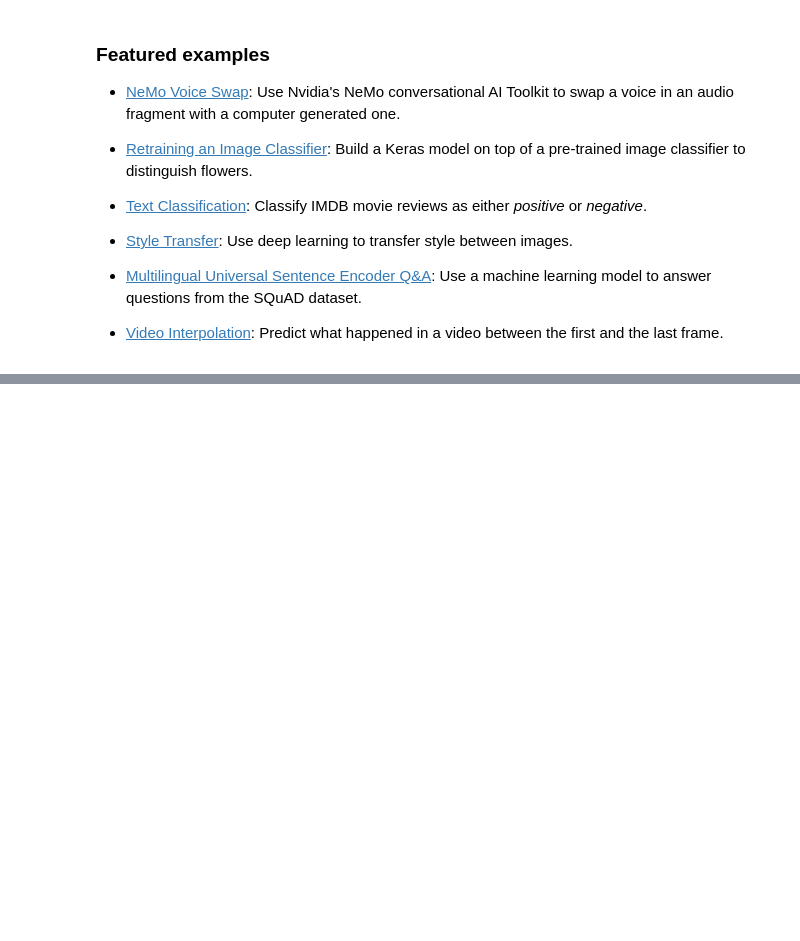
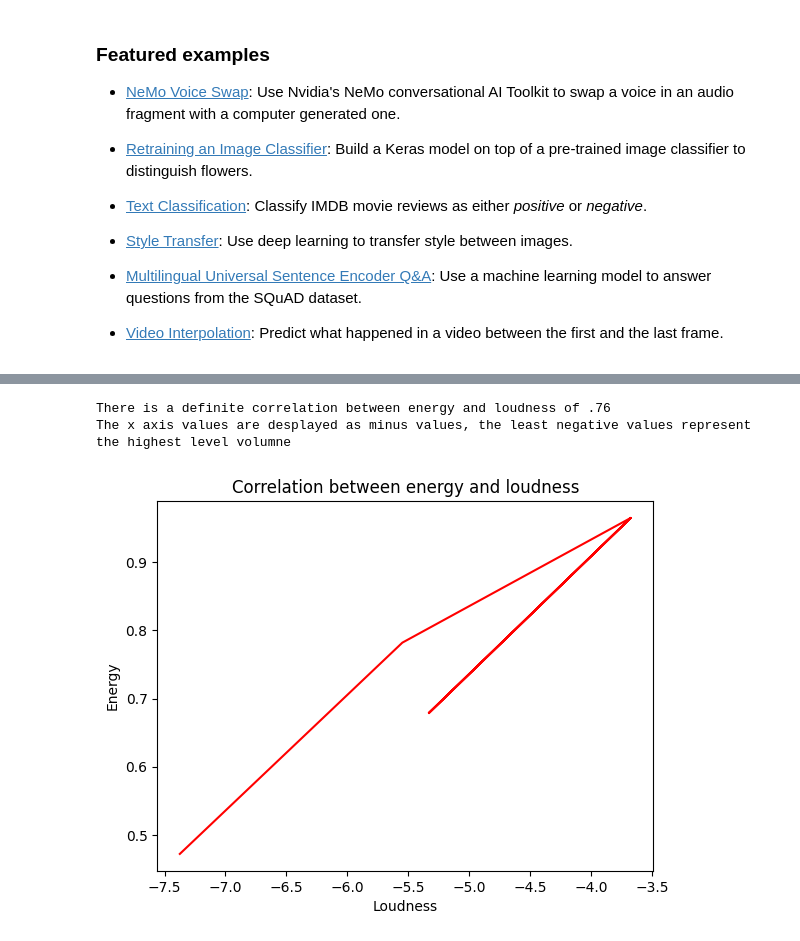
Before and after one commit to Stone999213/final-project, a Jupyter notebook: Welcome_To_Colaboratory.ipynb, the cells around one changed output, grey strips where cells are left out. Cells and saved outputs as stored; diff of their text form; code cells hidden in the pictures; blank space fills up the shorter version.

```diff
--- a/Welcome_To_Colaboratory.ipynb
+++ b/Welcome_To_Colaboratory.ipynb
@@ -152,0 +203,26 @@ These are a few of the notebooks from Google's online Machine Learning course. S
+# %%
+import pandas as pd
+import matplotlib.pyplot as plt
+#make list to be used in the x and y coordinates of the bar graph
+
+loudness_list=[]
+popularity_list=[]
+df=pd.read_csv('https://raw.githubusercontent.com/Stone999213/final-project/main/spotify_final%20project.csv')
+#sort the valuse in decending order to get the top 10 most popular artist
+df=df.sort_values(by="popularity",axis=0,ascending=False)
+df=df.head(10)
+energy=df["energy"]
+loudness = df["loudness"]
+
+fig, ax=plt.subplots()
+plt.plot(loudness,energy,color="red")
+ax.set_xlabel("Loudness")
+ax.set_ylabel("Energy")
+ax.set_title("Correlation between energy and loudness")
+print("There is a definite correlation between energy and loudness of .76")
+
+print("The x axis values are desplayed as minus values, the least negative values represent the highest level volumne")
+# %% [output]
+There is a definite correlation between energy and loudness of .76
+The x axis values are desplayed as minus values, the least negative values represent the highest level volumne
+[figure, added]
```
Also changed, not shown: parts of 9 cells of this notebook.
